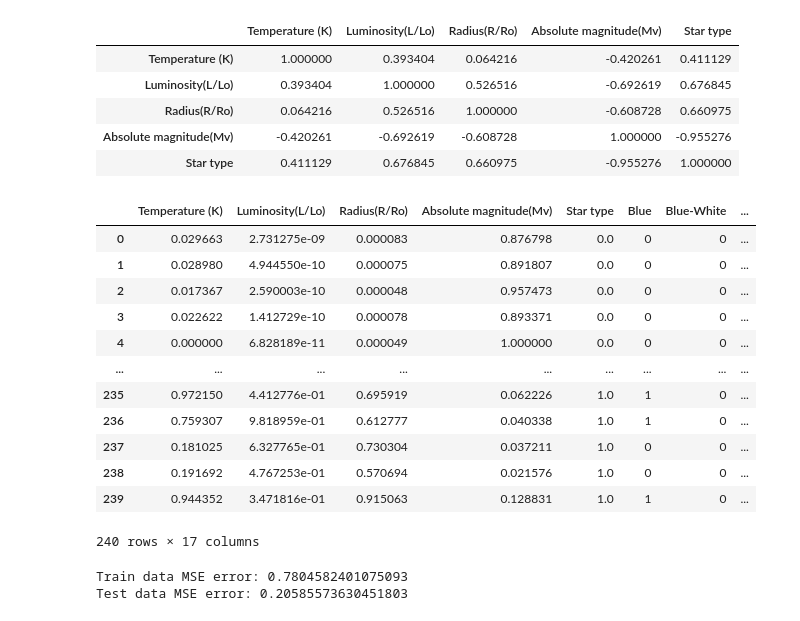
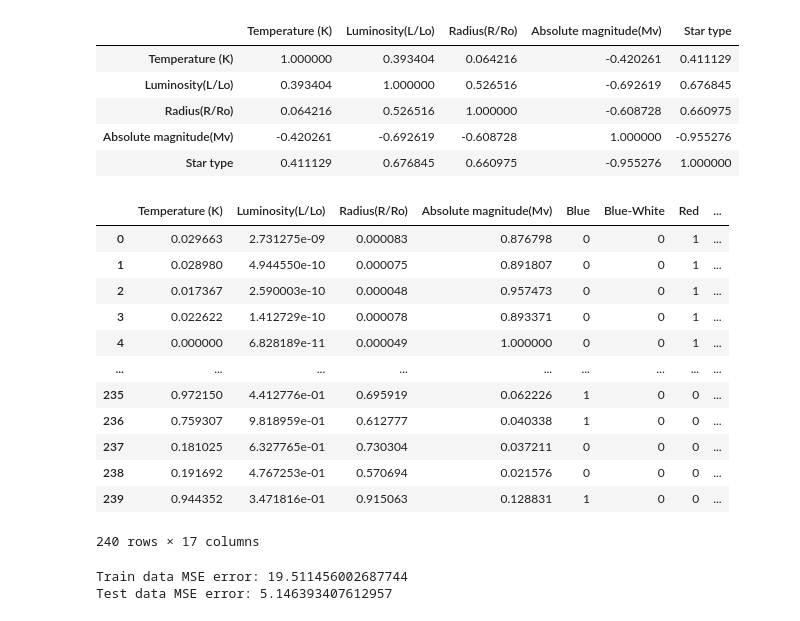
Before and after one commit to kaijia2022/CSE151A-Project-Repo, a Jupyter notebook: StarType_Prediction.ipynb, the cells around one changed output. Cells and saved outputs as stored; diff of their text form; code cells hidden in the pictures.

```diff
--- a/StarType_Prediction.ipynb
+++ b/StarType_Prediction.ipynb
@@ -77,32 +62,31 @@ df.drop(columns = {"Spectral Class", "Star color"}, axis=1).corr()
 # %%
 from sklearn.preprocessing import MinMaxScaler
 
 # Using pandas build in function get_dummies to encode the Class
 oneHot_color = pd.get_dummies(df["Star color"], columns=['Star color'])
 oneHot_class = pd.get_dummies(df["Spectral Class"], columns=['Spectral Class'])
 
 # Drop the "Star color" and "Spectral Class" columns to normalize the other features
-features = df.drop('Star color', axis=1)
-features = features.drop("Spectral Class", axis=1)
+features = df.drop(columns = ['Spectral Class', 'Star color', 'Star type'], axis=1)
 scaler = MinMaxScaler()
 normal = pd.DataFrame(scaler.fit_transform(features), columns=features.columns)
 
 # Concatenate the normalized data and encoding data
-processd_df = pd.concat([normal, oneHot_color, oneHot_class], axis=1)
+processd_df = pd.concat([normal, oneHot_color, oneHot_class, df['Star type']], axis=1)
 processd_df
 # %% [output]
-|  | Temperature (K) | Luminosity(L/Lo) | Radius(R/Ro) | Absolute magnitude(Mv) | Star type | Blue | Blue-White | ... |
-| 0 | 0.029663 | 2.731275e-09 | 0.000083 | 0.876798 | 0.0 | 0 | 0 | ... |
-| 1 | 0.028980 | 4.944550e-10 | 0.000075 | 0.891807 | 0.0 | 0 | 0 | ... |
-| 2 | 0.017367 | 2.590003e-10 | 0.000048 | 0.957473 | 0.0 | 0 | 0 | ... |
-| 3 | 0.022622 | 1.412729e-10 | 0.000078 | 0.893371 | 0.0 | 0 | 0 | ... |
-| 4 | 0.000000 | 6.828189e-11 | 0.000049 | 1.000000 | 0.0 | 0 | 0 | ... |
+|  | Temperature (K) | Luminosity(L/Lo) | Radius(R/Ro) | Absolute magnitude(Mv) | Blue | Blue-White | Red | ... |
+| 0 | 0.029663 | 2.731275e-09 | 0.000083 | 0.876798 | 0 | 0 | 1 | ... |
+| 1 | 0.028980 | 4.944550e-10 | 0.000075 | 0.891807 | 0 | 0 | 1 | ... |
+| 2 | 0.017367 | 2.590003e-10 | 0.000048 | 0.957473 | 0 | 0 | 1 | ... |
+| 3 | 0.022622 | 1.412729e-10 | 0.000078 | 0.893371 | 0 | 0 | 1 | ... |
+| 4 | 0.000000 | 6.828189e-11 | 0.000049 | 1.000000 | 0 | 0 | 1 | ... |
 | ... | ... | ... | ... | ... | ... | ... | ... | ... |
-| 235 | 0.972150 | 4.412776e-01 | 0.695919 | 0.062226 | 1.0 | 1 | 0 | ... |
-| 236 | 0.759307 | 9.818959e-01 | 0.612777 | 0.040338 | 1.0 | 1 | 0 | ... |
-| 237 | 0.181025 | 6.327765e-01 | 0.730304 | 0.037211 | 1.0 | 0 | 0 | ... |
-| 238 | 0.191692 | 4.767253e-01 | 0.570694 | 0.021576 | 1.0 | 0 | 0 | ... |
-| 239 | 0.944352 | 3.471816e-01 | 0.915063 | 0.128831 | 1.0 | 1 | 0 | ... |
+| 235 | 0.972150 | 4.412776e-01 | 0.695919 | 0.062226 | 1 | 0 | 0 | ... |
+| 236 | 0.759307 | 9.818959e-01 | 0.612777 | 0.040338 | 1 | 0 | 0 | ... |
+| 237 | 0.181025 | 6.327765e-01 | 0.730304 | 0.037211 | 0 | 0 | 0 | ... |
+| 238 | 0.191692 | 4.767253e-01 | 0.570694 | 0.021576 | 0 | 0 | 0 | ... |
+| 239 | 0.944352 | 3.471816e-01 | 0.915063 | 0.128831 | 1 | 0 | 0 | ... |
 240 rows × 17 columns
 # %%
 # Train and test data
@@ -135,5 +119,5 @@ y_test_error = ((yhat_test - np.array(y_test))**2).sum()
 print(f'Train data MSE error: {y_train_error}')
 print(f'Test data MSE error: {y_test_error}')
 # %% [output]
-Train data MSE error: 0.7804582401075093
-Test data MSE error: 0.20585573630451803
+Train data MSE error: 19.511456002687744
+Test data MSE error: 5.146393407612957
```
Also changed, not shown: parts of 4 cells of this notebook.
